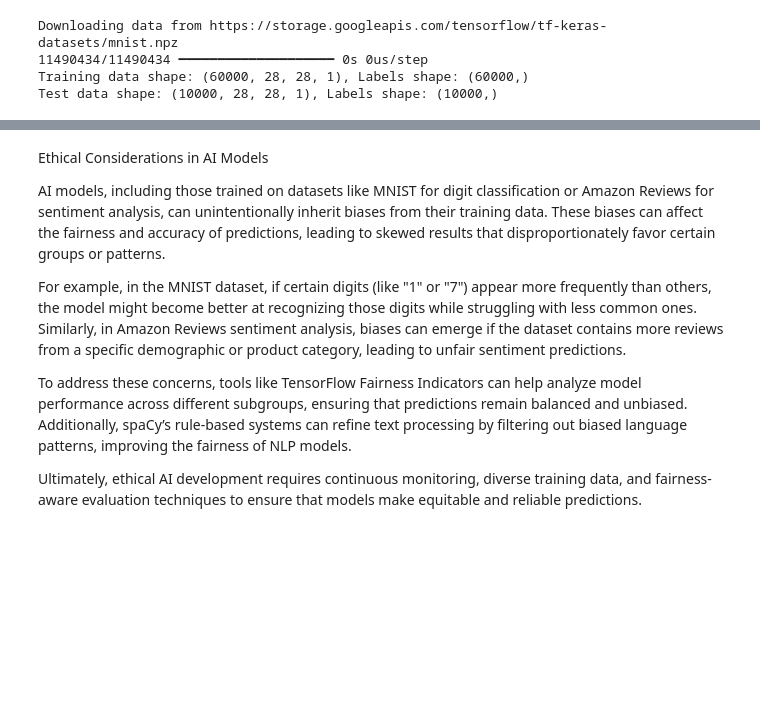
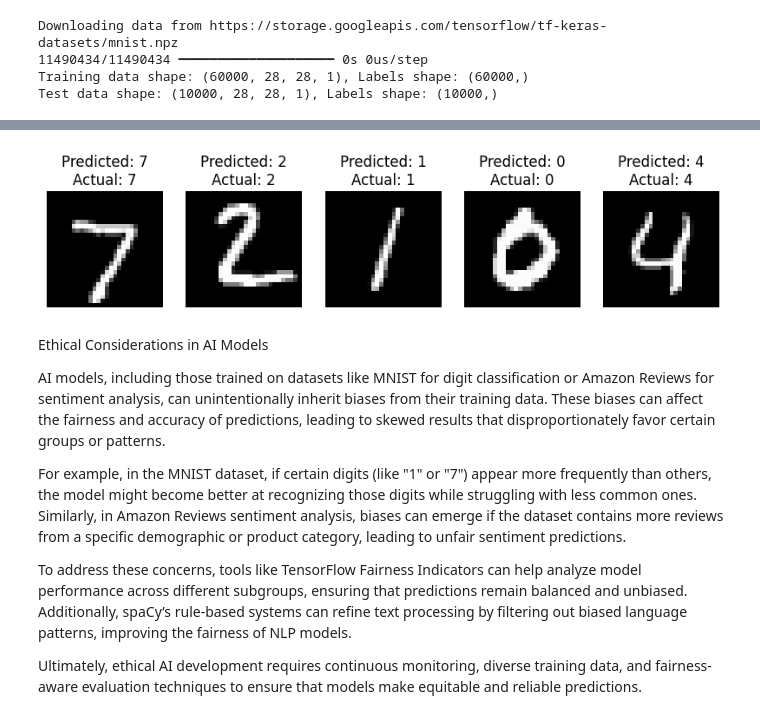
Before and after one commit to FayCodes/AI-Assignment-Week-3, a Jupyter notebook: MNIST_CNN.ipynb, the cells around one changed output, grey strips where cells are left out. Drawn from its saved outputs; the diff is of its cells as text; code cells hidden in the pictures; blank space fills up the shorter version.

```diff
--- a/MNIST_CNN.ipynb
+++ b/MNIST_CNN.ipynb
@@ -25,0 +115,13 @@ Test data shape: (10000, 28, 28, 1), Labels shape: (10000,)
+# %%
+import tensorflow as tf
+early_stop = tf.keras.callbacks.EarlyStopping(monitor='val_accuracy', patience=3, restore_best_weights=True)
+
+
+# Compile the model
+model.compile(optimizer='adam', loss='sparse_categorical_crossentropy', metrics=['accuracy'])
+
+# Early stopping to prevent overfitting
+early_stop = EarlyStopping(monitor='val_accuracy', patience=3, restore_best_weights=True)
+
+# Train the model with early stopping
+history = model.fit(x_train, y_train, epochs=7, validation_data=(x_test, y_test), callbacks=[early_stop])
@@ -25,0 +143,2 @@ Test data shape: (10000, 28, 28, 1), Labels shape: (10000,)
+# %%
+history = model.fit(x_train, y_train, epochs=7, validation_data=(x_test, y_test), callbacks=[early_stop])
@@ -25,0 +164,15 @@ Test data shape: (10000, 28, 28, 1), Labels shape: (10000,)
+# %%
+import matplotlib.pyplot as plt
+
+# Get model predictions
+predictions = model.predict(x_test)
+predicted_labels = np.argmax(predictions, axis=1)
+
+# Display 5 sample images with predictions
+fig, axes = plt.subplots(1, 5, figsize=(10, 2))
+for i in range(5):
+    axes[i].imshow(x_test[i].squeeze(), cmap="gray")
+    axes[i].set_title(f"Predicted: {predicted_labels[i]}\nActual: {y_test[i]}")
+    axes[i].axis("off")
+plt.show()
+# %% [output]
@@ -26,3 +180,4 @@ Test data shape: (10000, 28, 28, 1), Labels shape: (10000,)
+[figure, added]
 # %% [markdown]
 Ethical Considerations in AI Models
 
```
Also changed, not shown: parts of 8 cells of this notebook.
